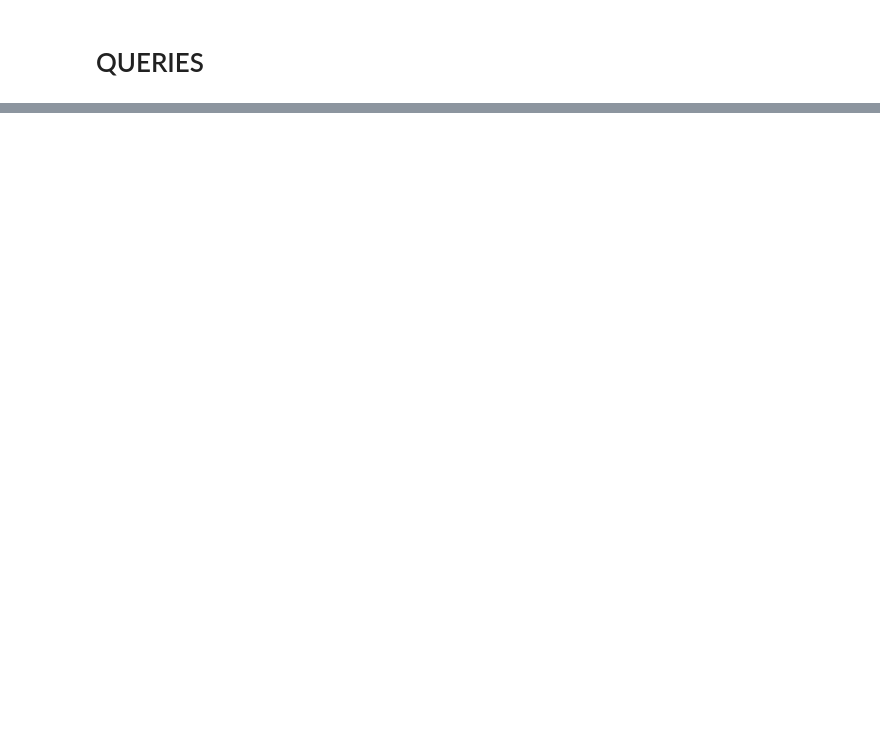
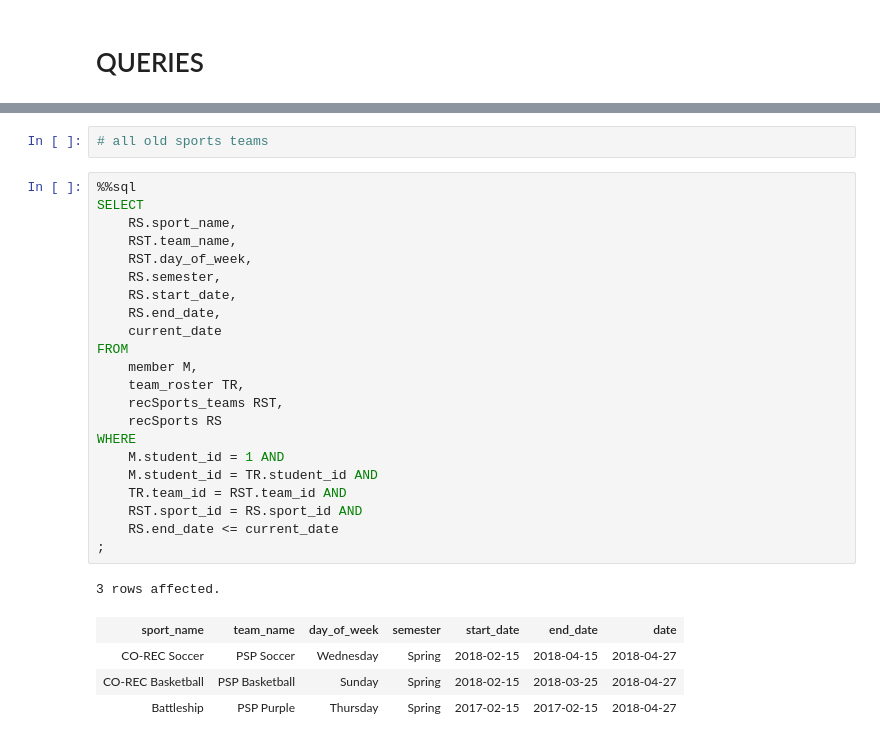
Before and after one commit to jamesgrady/CS4380-4320-Final-Project, a Jupyter notebook: DBMS+%28create%2Cqueries%2Cetc.%29.ipynb, the cells around one changed output, grey strips where cells are left out. Saved outputs shown, nothing was run; the diff lists cells and outputs as text; blank space fills up the shorter version.

```diff
--- a/DBMS+%28create%2Cqueries%2Cetc.%29.ipynb
+++ b/DBMS+%28create%2Cqueries%2Cetc.%29.ipynb
@@ -2065,0 +2593,30 @@ SELECT * FROM event_attendance;
+# %%
+# all old sports teams
+# %%
+%%sql
+SELECT
+    RS.sport_name,
+    RST.team_name,
+    RST.day_of_week,
+    RS.semester,
+    RS.start_date,
+    RS.end_date,
+    current_date
+FROM
+    member M,
+    team_roster TR,
+    recSports_teams RST,
+    recSports RS
+WHERE
+    M.student_id = 1 AND
+    M.student_id = TR.student_id AND
+    TR.team_id = RST.team_id AND
+    RST.sport_id = RS.sport_id AND
+    RS.end_date <= current_date
+;
+# %% [output]
+3 rows affected.
+| sport_name | team_name | day_of_week | semester | start_date | end_date | date |
+| CO-REC Soccer | PSP Soccer | Wednesday | Spring | 2018-02-15 | 2018-04-15 | 2018-04-27 |
+| CO-REC Basketball | PSP Basketball | Sunday | Spring | 2018-02-15 | 2018-03-25 | 2018-04-27 |
+| Battleship | PSP Purple | Thursday | Spring | 2017-02-15 | 2017-02-15 | 2018-04-27 |
```
Also changed, not shown: parts of 86 cells of this notebook.
